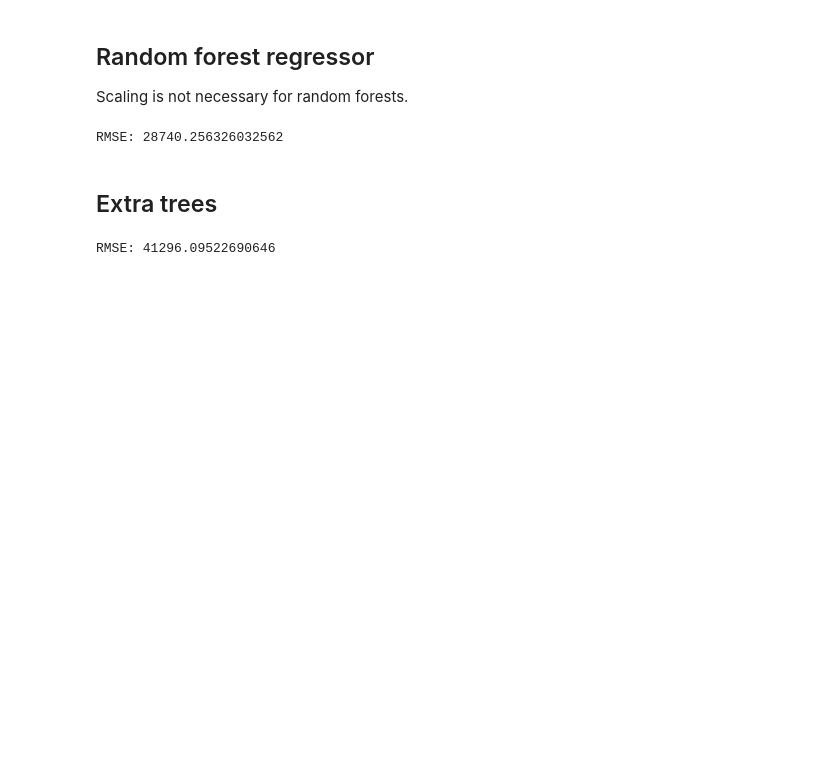
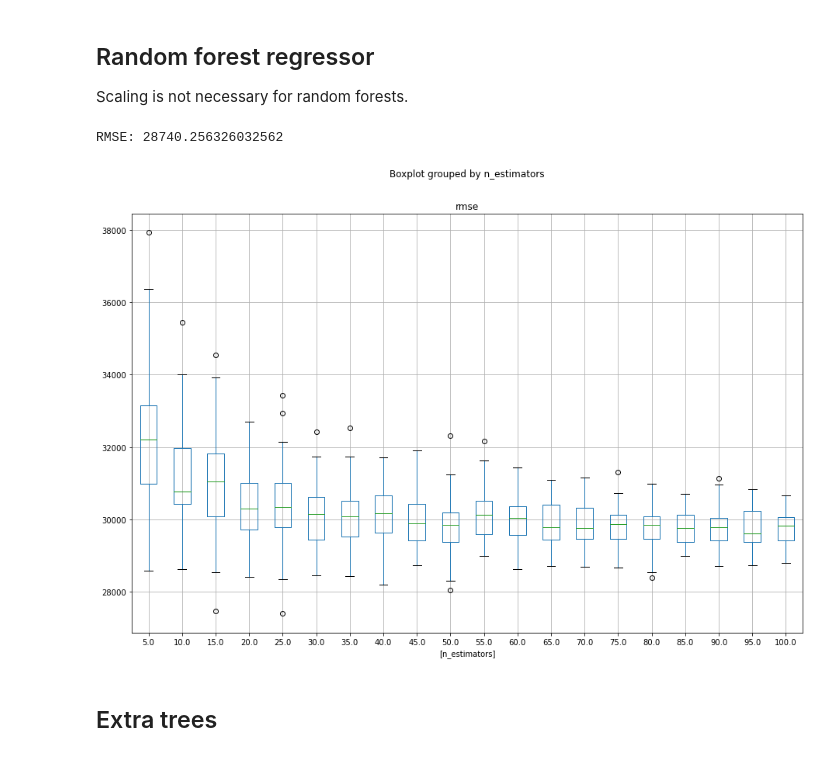
Before and after one commit to Gwyneth653/Syntax-error, a Jupyter notebook: code/correct_data/Random Forest Regressor.ipynb, the cells around one changed output. Drawn from its saved outputs; the diff is of its cells as text; code cells hidden in the pictures; blank space fills up the shorter version.

```diff
--- a/code/correct_data/Random Forest Regressor.ipynb
+++ b/code/correct_data/Random Forest Regressor.ipynb
@@ -253,6 +253,39 @@ rmse = np.sqrt(mean_squared_error(y_pred, y_test))
 print("RMSE:", rmse)
 # %% [output]
 RMSE: 28740.256326032562
+# %%
+model = RandomForestRegressor()
+estimators = np.arange(5, 105, 5)
+repitions = np.arange(0, 50)
+df = pd.DataFrame(columns =['n_estimators', 'rmse'])
+
+for n in estimators:
+
+    for i in repitions:
+
+        # Fit regression model
+        model.set_params(n_estimators=n)
+        model.fit(X_train, y_train)
+
+        # Predict
+        y_pred = model.predict(X_test)
+
+        # Compute root mean squared error
+        rmse = np.sqrt(mean_squared_error(y_pred, y_test))
+
+        # Add row to dataframe
+        df = df.append({'n_estimators': n, 'rmse': rmse}, ignore_index=True)
+
+#data = df.groupby('max_depth')['rmse'].agg({'Low Value':'min','High Value':'max','Mean':'mean'})
+#data.reset_index(inplace=True)
+
+#ax  = data.plot(x='max_depth', y='Mean', c='white')
+#plt.fill_between(x='max_depth',y1='Low Value',y2='High Value', data=data)
+
+
+bp = df.boxplot(by='n_estimators', figsize=(15, 10))
+# %% [output]
+[figure, added]
 # %% [markdown]
 ## Extra trees
 # %%
@@ -265,5 +298,3 @@ y_pred = clf.predict(X_test)
 
 rmse = np.sqrt(mean_squared_error(y_pred, y_test))
 print("RMSE:", rmse )
-# %% [output]
-RMSE: 41296.09522690646
```
